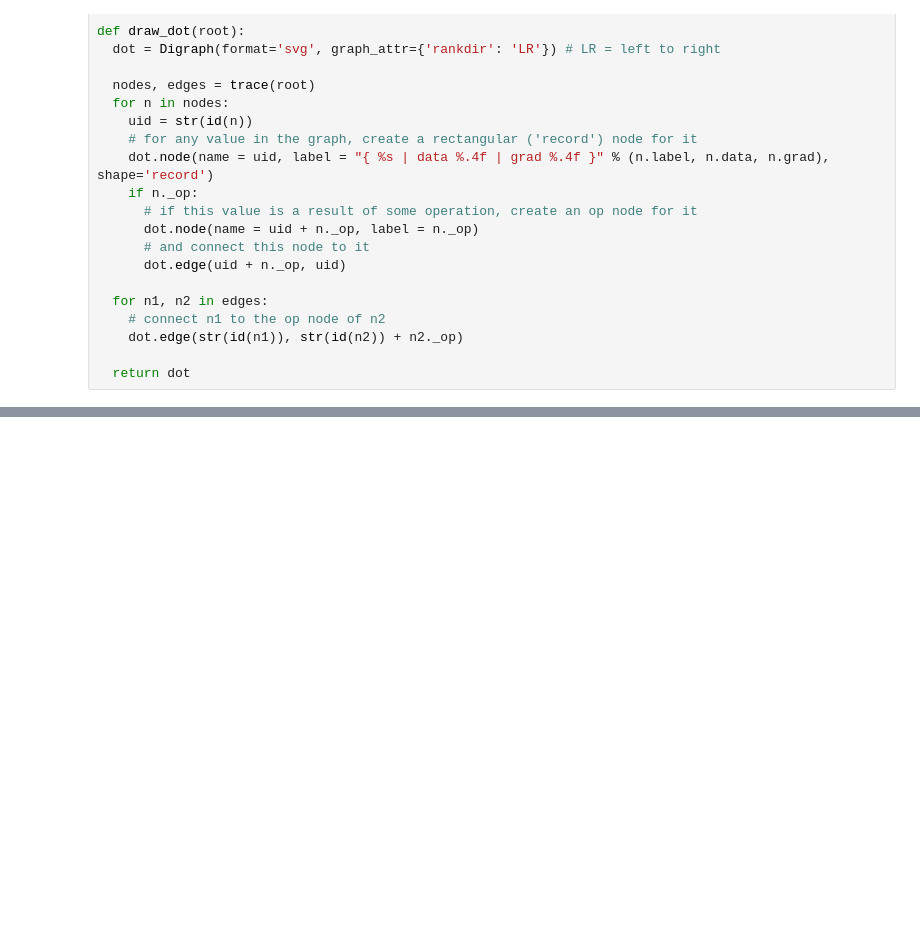
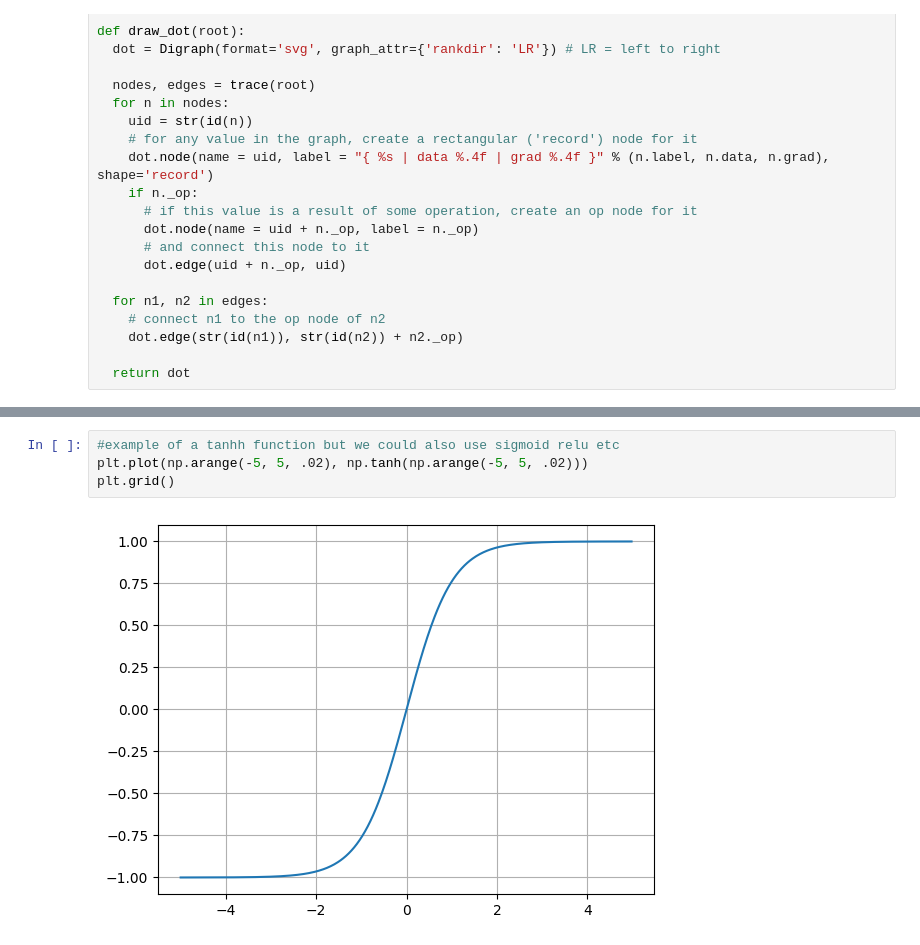
Before and after one commit to bdJohnson72/ML-Eng-Journey, a Jupyter notebook: karpathy/karthpathy_1.ipynb, the cells around one changed output, grey strips where cells are left out. Drawn from its saved outputs; the diff is of its cells as text; blank space fills up the shorter version.

```diff
--- a/karpathy/karthpathy_1.ipynb
+++ b/karpathy/karthpathy_1.ipynb
@@ -121,2 +209,8 @@ draw_dot(d)
 # %% [output]
 [drawing not drawn]
+# %%
+#example of a tanhh function but we could also use sigmoid relu etc
+plt.plot(np.arange(-5, 5, .02), np.tanh(np.arange(-5, 5, .02)))
+plt.grid()
+# %% [output]
+[figure, added]
```
Also changed, not shown: parts of 26 cells of this notebook, 1 other file.
